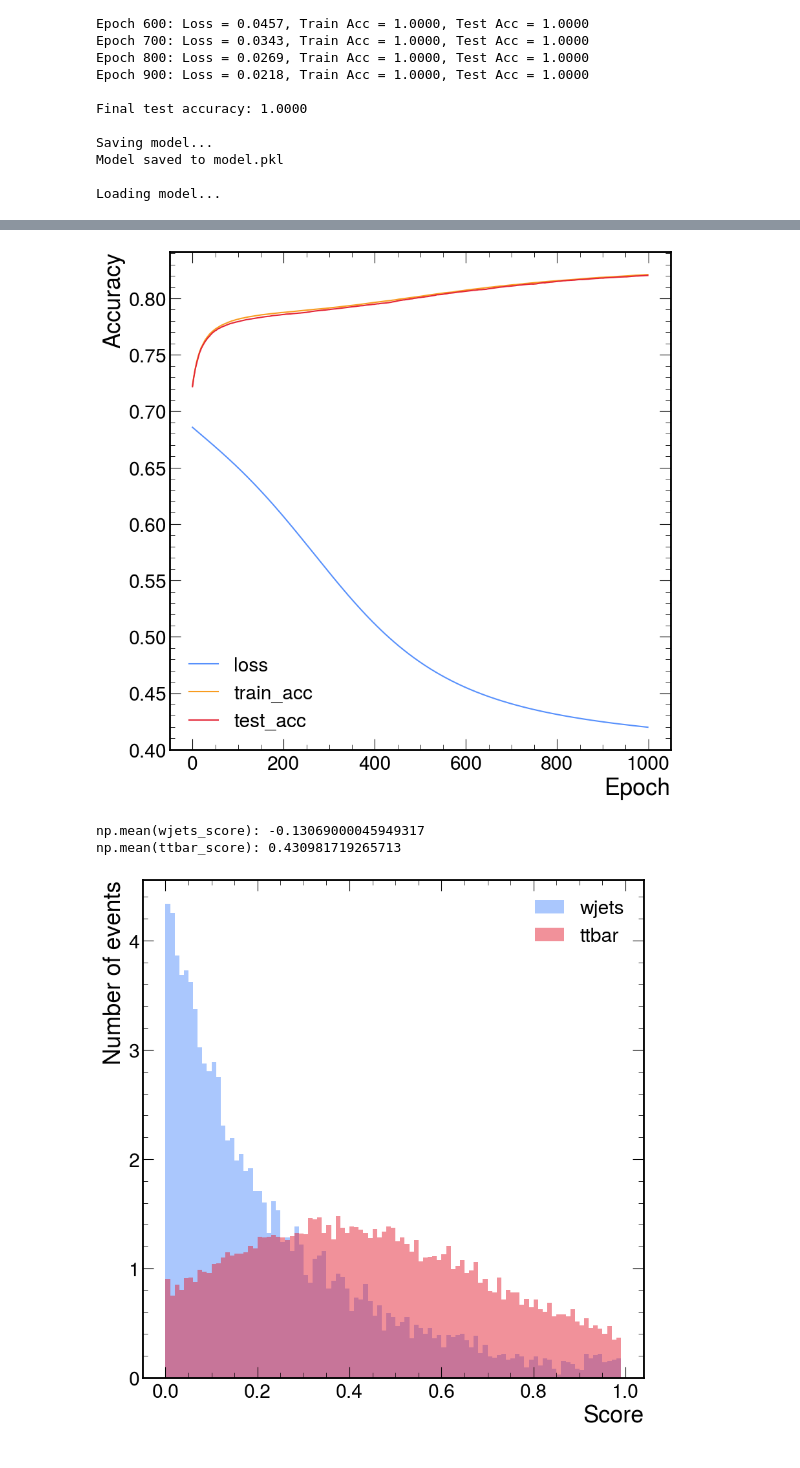
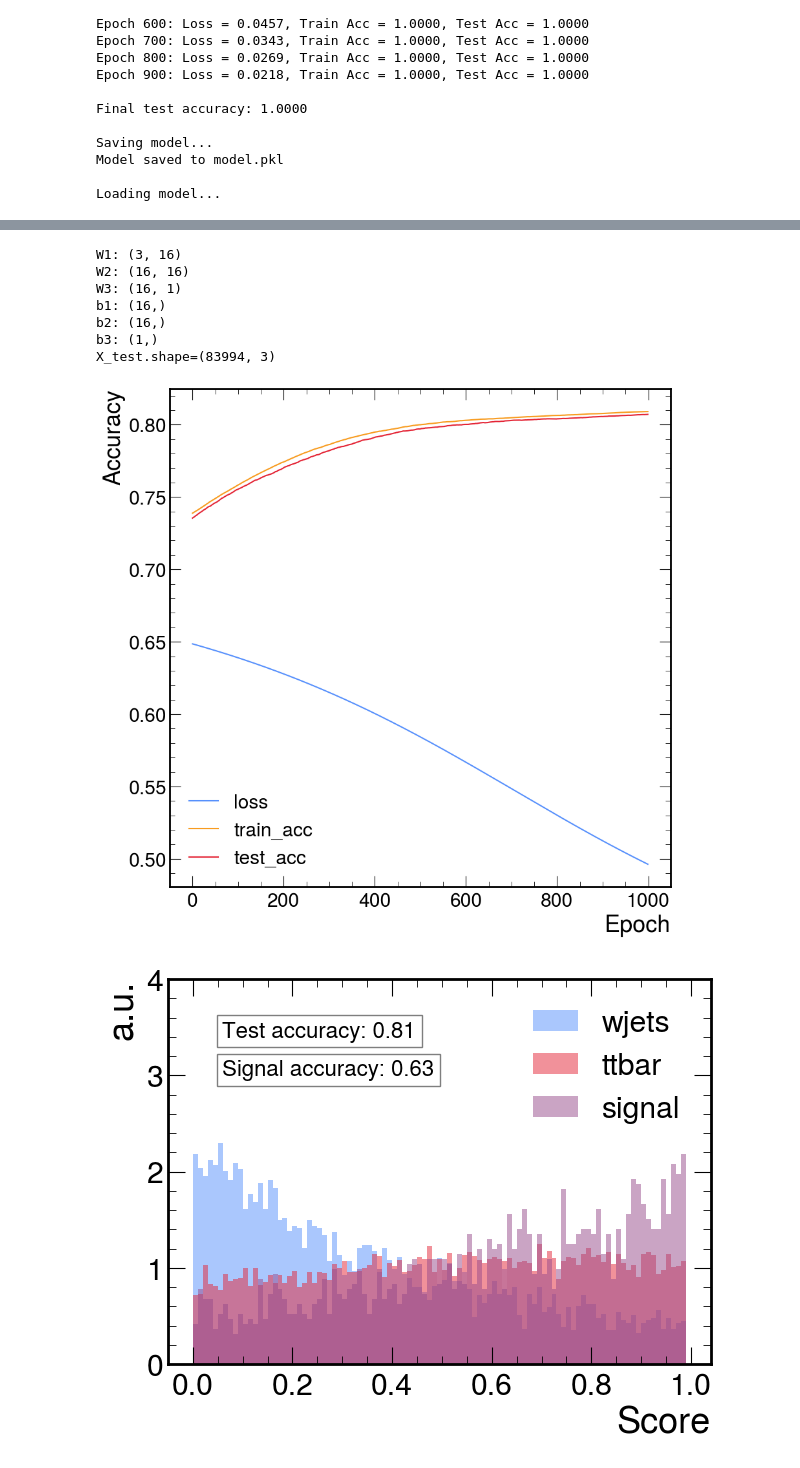
Before and after one commit to ligerlac/z-prime-ttbar-gradients, a Jupyter notebook: train-model-jax.ipynb, the cells around one changed output, grey strips where cells are left out. Saved outputs shown, nothing was run; the diff lists cells and outputs as text; code cells hidden in the pictures.

Commit message:
train NN as part of pipeline

```diff
--- a/train-model-jax.ipynb
+++ b/train-model-jax.ipynb
@@ -171,13 +171,14 @@ warnings.filterwarnings("ignore", category=FutureWarning, module="coffea.*")
 # %%
 # variables into memory (takes ~1min)
 file_dict = {
-    "wjets": "preproc_uproot/z-prime-ttbar-data/wjets__nominal/file__0/part0.root",
-    "ttbar_had": "preproc_uproot/z-prime-ttbar-data/ttbar_had__nominal/file__0/part0.root",
-    "ttbar_lep": "preproc_uproot/z-prime-ttbar-data/ttbar_lep__nominal/file__0/part0.root",
-    "ttbar_semilep": "preproc_uproot/z-prime-ttbar-data/ttbar_semilep__nominal/file__0/part0.root",
+    # "wjets": "preproc_uproot/z-prime-ttbar-data/wjets__nominal/file__0/part0.root",
+    # "ttbar_had": "preproc_uproot/z-prime-ttbar-data/ttbar_had__nominal/file__0/part0.root",
+    # "ttbar_lep": "preproc_uproot/z-prime-ttbar-data/ttbar_lep__nominal/file__0/part0.root",
+    # "ttbar_semilep": "preproc_uproot/z-prime-ttbar-data/ttbar_semilep__nominal/file__0/part0.root",
+    "signal": "preproc_uproot/z-prime-ttbar-data/signal__nominal/file__0/part0.root",
 }
 
-data = {}
+# data = {}
 for proc, file_path in file_dict.items():
     print(f"Processing {proc}...")
     data[proc] = {}
@@ -254,6 +249,7 @@ process_color_dict = {
     "ttbar_lep": cd6["orange"],
     "ttbar_semilep": cd6["purple"],
     "ttbar": cd6["red"],
+    "signal": cd6["violet"],
 }
 
 model_color_dict = {}
@@ -306,12 +302,13 @@ from sklearn.model_selection import train_test_split
 from sklearn.preprocessing import StandardScaler, LabelEncoder
 
 var_scale_dict = {
-    "st": 1./500.,
+    # "st": 1./500.,
     "n_jet": 1./10.,
+    # "leading_jet_btag_score": 1.,
     "leading_jet_mass": 1./20.,
     "subleading_jet_mass": 1./10.,
-    "S_zz": 1.,
-    "deltaR": 20.,
+    # "S_zz": 1.,
+    # "deltaR": 20.,
 }
 
 # my_vars = ["st", "leading_jet_mass", "subleading_jet_mass", "S_zz", "deltaR", "pt_rel", "deltaR_times_pt"]
@@ -321,6 +318,7 @@ var_scale_dict = {
 
 X_wjets = np.column_stack([data["wjets"][v]*s for v, s in var_scale_dict.items()]).astype(float)
 X_ttbar = np.column_stack([data["ttbar"][v]*s for v, s in var_scale_dict.items()]).astype(float)
+X_signal = np.column_stack([data["signal"][v]*s for v, s in var_scale_dict.items()]).astype(float)
 
 y_wjets = np.zeros_like(data["wjets"]["n_jet"], dtype=float)
 y_ttbar = np.ones_like(data["ttbar"]["n_jet"], dtype=float)
@@ -416,3 +436,17 @@ Loading model...
+# %%
+for key, value in params.items():
+    print(f"{key}: {value.shape}")
+
+print(f"{X_test.shape=}")
+scores = forward(params, X_test)
+# %% [output]
+W1: (3, 16)
+W2: (16, 16)
+W3: (16, 1)
+b1: (16,)
+b2: (16,)
+b3: (1,)
+X_test.shape=(83994, 3)
 # %%
 import matplotlib.pyplot as plt
 plt.plot(history["loss"], label="loss")
@@ -423,4 +457,4 @@ plt.ylabel("Accuracy")
 plt.legend()
 plt.show()
 # %% [output]
-[figure, old version]
+[figure, new version]
@@ -430,31 +465,54 @@ ttbar_score =  forward(params, X_test[y_test==1])
 # %%
-print(f"np.mean(wjets_score): {np.mean(wjets_score)}")
-print(f"np.mean(ttbar_score): {np.mean(ttbar_score)}")
+params = load_model_pickle("model.pkl")
+wjets_score = forward(params, X_test[y_test==0])
+ttbar_score =  forward(params, X_test[y_test==1])
+signal_score = forward(params, X_signal)
+test_acc = accuracy(params, X_test, y_test)
+
+signal_acc = accuracy(
+    params,
+    np.concatenate([X_signal, X_test]),
+    np.concatenate([np.ones(len(X_signal)), np.zeros(len(X_test))]),
+)
+
+bins = np.arange(0, 1, 0.01)
+plt.figure(figsize=(7, 5))
 plt.hist(
     wjets_score,
     # bins=np.arange(0, 1, 0.01),
     # alpha=0.5,
-    bins=np.arange(0, 1, 0.01),
+    bins=bins,
     label="wjets",
     color=process_color_dict["wjets"],
     alpha=0.5,
     density=True,
 )
 plt.hist(
     ttbar_score,
     # bins=np.arange(0, 1, 0.01),
     # alpha=0.5,
-    bins=np.arange(0, 1, 0.01),
+    bins=bins,
     label="ttbar",
     color=process_color_dict["ttbar"],
     alpha=0.5,
     density=True,
 )
+plt.hist(
+    signal_score,
+    # bins=np.arange(0, 1, 0.01),
+    # alpha=0.5,
+    bins=bins,
+    label="signal",
+    color=process_color_dict["signal"],
+    alpha=0.5,
+    density=True,
+)
 plt.xlabel("Score")
-plt.ylabel("Number of events")
+plt.ylabel("a.u.")
+plt.gca().set_ylim(0, 4)
 plt.legend()
+plt.text(0.1, 0.85, f"Test accuracy: {test_acc:.2f}", transform=plt.gca().transAxes, fontsize=16, bbox=dict(facecolor='white', alpha=0.5))
+plt.text(0.1, 0.75, f"Signal accuracy: {signal_acc:.2f}", transform=plt.gca().transAxes, fontsize=16, bbox=dict(facecolor='white', alpha=0.5))
 plt.show()
 # %% [output]
-np.mean(wjets_score): -0.13069000045949317
-np.mean(ttbar_score): 0.430981719265713
-[figure, old version]
+[figure, new version]
```
Also changed, not shown: parts of 10 cells of this notebook, 4 other files.
